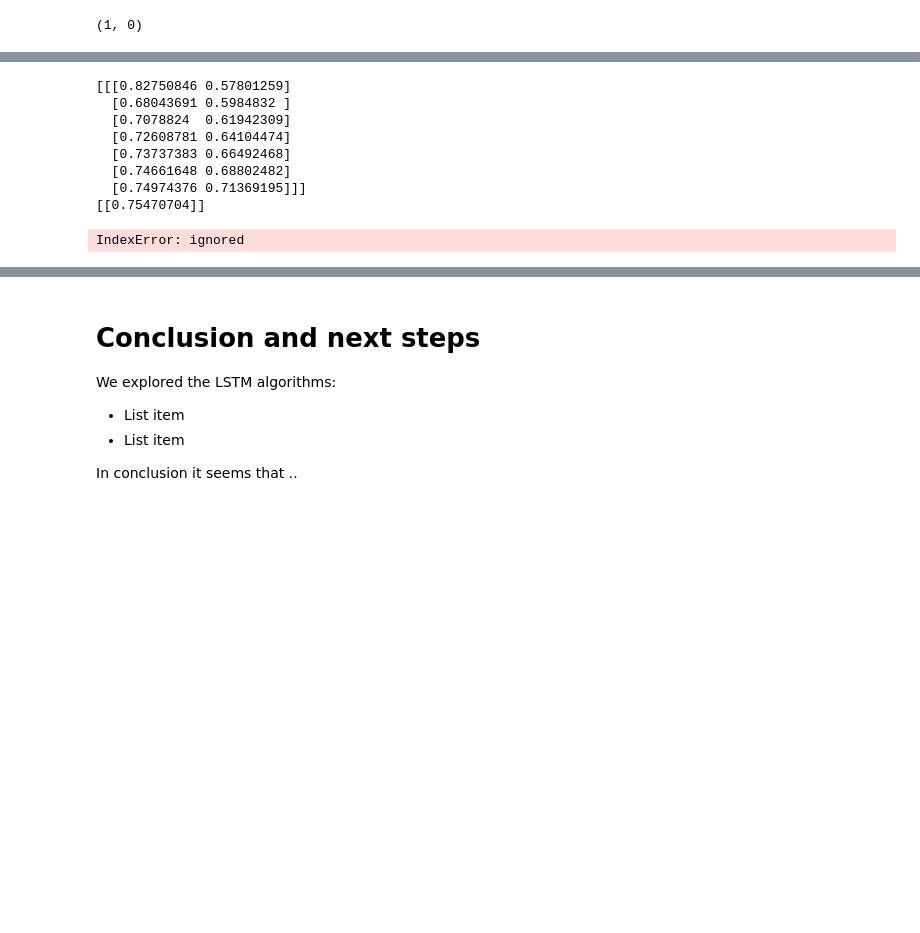
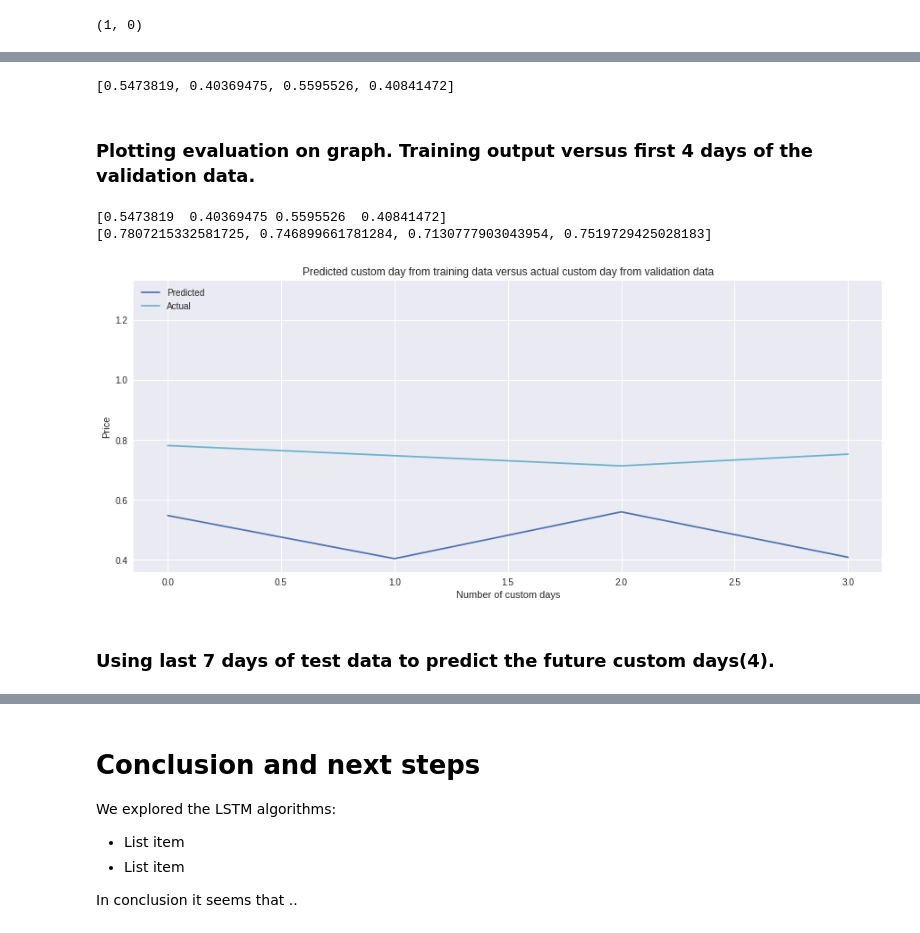
Before and after one commit to vivienneobrien/final_project, a Jupyter notebook: week_8/part_two_lstm/lstm_model.ipynb, the cells around one changed output, grey strips where cells are left out. Cells and saved outputs as stored; diff of their text form; code cells hidden in the pictures; blank space fills up the shorter version.

```diff
--- a/week_8/part_two_lstm/lstm_model.ipynb
+++ b/week_8/part_two_lstm/lstm_model.ipynb
@@ -646,5 +595,6 @@ array([[0.05753473, 0.44532131],
 # %%
 # Demonstrate prediction for the next 4 days:
+
 # Step 1. 7 days of feature = temp_input taken from the last 7 days of the training set
 # Step 2  i is the day you are on and we want to predict 4 days: 0,1,2,3 (4 days)
 # Step 3. Predict the 8th day on each of the 7 days,
@@ -657,62 +607,68 @@ array([[0.05753473, 0.44532131],
 # Step 10. We keep track of the 4 days by incrementing by i at the end-> i = i+1
 # Step 11. Once we have predicted the 4 days, we return the list of 4 day values.
 
-# Problem is with the Y-hat -> Outputting index 0, unable to access index 1
-
 from numpy import array
+custom_day = 4
 lst_output=[]
 n_steps=7
 i=0
 X_input = temp_input
-# print(X_input)
-
-
-while(i<4):
-  # print(i, len(temp_input))
+while(i<custom_day):
   if(len(temp_input)>7):
     # print(temp_input)
-
-    # Dont understand this code:
-    # 7,7,7,7?????
     X_input=array(temp_input[1:])
-    # print(X_input)
-
     # print("{} day input {}".format(i,X_input))
-
     # Correct input shape (1,7,2)
     X_input=X_input.reshape((1,n_steps,2))
-    print(X_input)
     # Prediction of X_input
     Y_hat = model.predict(X_input)
-    print(Y_hat)
-
     temp_input = np.append(temp_input, Y_hat)
-    # print(temp_input)
-
     temp_input=temp_input[1:]
-
-    #print(temp_input)
-    lst_output.append(Y_hat[0][1])
+    lst_output.append(Y_hat[0][0])
     i=i+1
-
   else:
     X_input=X_input.reshape((1,n_steps,2))
-    print(X_input)
     Y_hat = model.predict(X_input, verbose=0)
     temp_input = np.append(temp_input, Y_hat)
-    # print(temp_input)
-    lst_output.append(Y_hat[0][1])
+    lst_output.append(Y_hat[0][0])
     i=i+1
 
 # Print the predicted forex price for the next 4 days
 print(lst_output)
 # %% [output]
-[[[0.82750846 0.57801259]
-  [0.68043691 0.5984832 ]
-  [0.7078824  0.61942309]
-  [0.72608781 0.64104474]
-  [0.73737383 0.66492468]
-  [0.74661648 0.68802482]
-  [0.74974376 0.71369195]]]
-[[0.75470704]]
+[0.5473819, 0.40369475, 0.5595526, 0.40841472]
-IndexError: ignored
+# %% [markdown]
+### Plotting evaluation on graph. Training output versus first 4 days of the validation data.
+# %%
+# Custom day plotted
+day_new = custom_day-1
+
+# Predicted 4 days from training
+# Plot and label
+# Transform back to original value before normalised
+custom_day_prediction = np.array(lst_output)
+print(custom_day_prediction)
+plt.plot(custom_day_prediction, label="Predicted")
+plt.plot(day_new, scaler.inverse_transform([custom_day_prediction]))
+
+# Actual 4 days from validation
+# Plot and label
+# Transform back to original value before normalised
+val_data = [item[1] for item in valset_data]
+custom_day_validation = val_data[:custom_day]
+print(custom_day_validation)
+plt.plot(custom_day_validation, label="Actual")
+plt.plot(day_new, scaler.inverse_transform([custom_day_validation]))
+
+# Information
+plt.title('Predicted custom day from training data versus actual custom day from validation data')
+plt.xlabel('Number of custom days')
+plt.ylabel('Price')
+plt.legend()
+plt.show()
+# %% [output]
+[0.5473819  0.40369475 0.5595526  0.40841472]
+[0.7807215332581725, 0.746899661781284, 0.7130777903043954, 0.7519729425028183]
+[figure, added]
+# %% [markdown]
+### Using last 7 days of test data to predict the future custom days(4).
```
Also changed, not shown: parts of 34 cells of this notebook, 2 other files.
